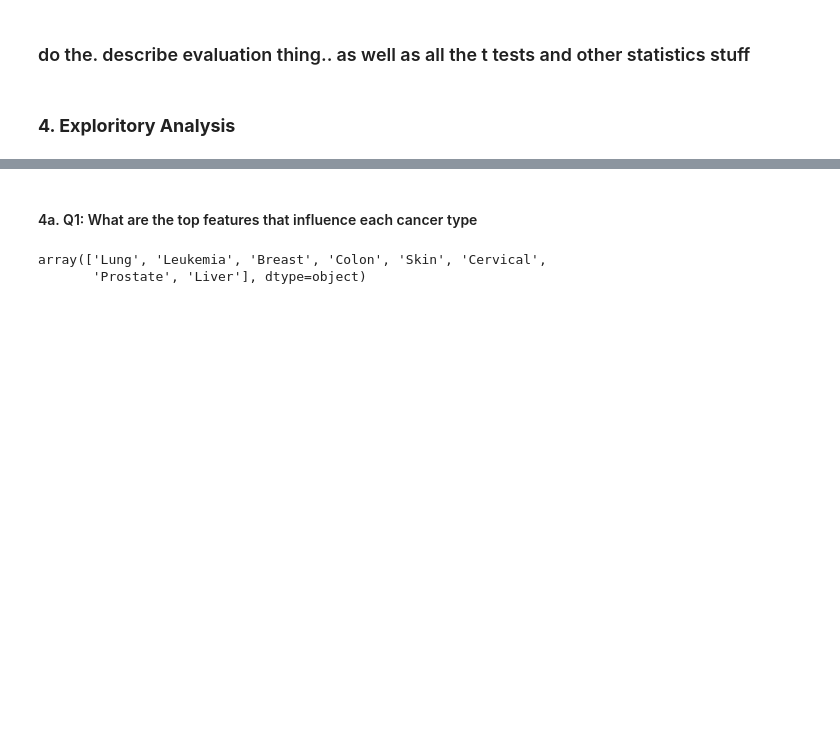
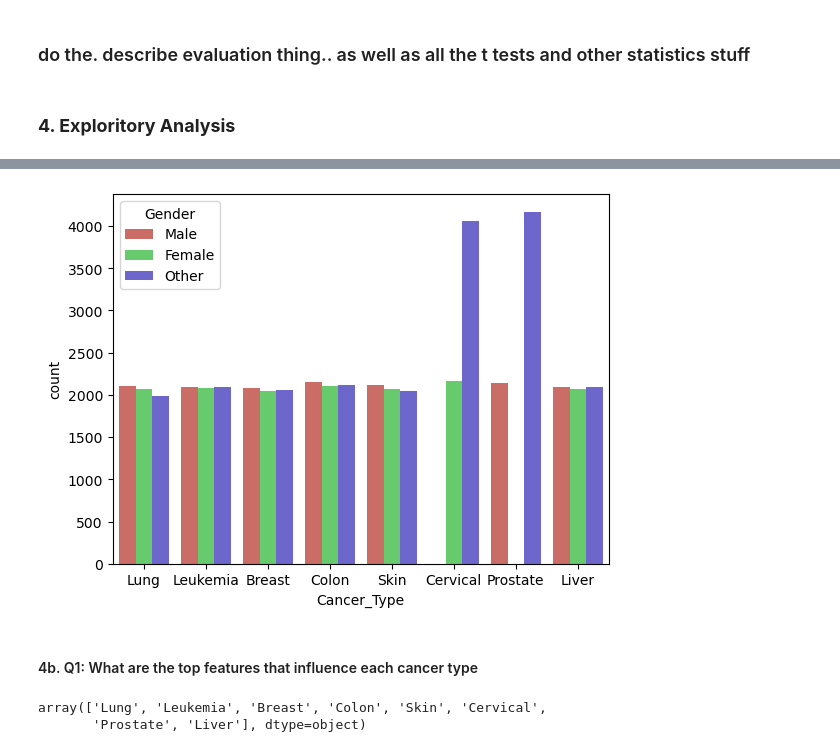
Before and after one commit to BhavitaL/Global-Cancer-Patients-Analysis, a Jupyter notebook: Global Cancer Patients analysis EDA.ipynb, the cells around one changed output, grey strips where cells are left out. Drawn from its saved outputs; the diff is of its cells as text; code cells hidden in the pictures; blank space fills up the shorter version.

```diff
--- a/Global Cancer Patients analysis EDA.ipynb
+++ b/Global Cancer Patients analysis EDA.ipynb
@@ -130,5 +137,14 @@ df_clean.head()
+# %%
+df_clean.loc[(df_clean['Cancer_Type'] == 'Cervical') & (df_clean['Gender'] == 'Male'),
+    'Gender'] = 'Other'
+df_clean.loc[(df_clean['Cancer_Type'] == 'Prostate') & (df_clean['Gender'] == 'Female'),
+    'Gender'] = 'Other'
+sns.countplot(df_clean, x="Cancer_Type", hue="Gender",palette='hls')
+plt.show()
+# %% [output]
+[figure, added]
 # %% [markdown]
-#### 4a. Q1: What are the top features that influence each cancer type
+#### 4b. Q1: What are the top features that influence each cancer type
 # %%
 cancer_types= df_clean['Cancer_Type'].unique()
 cancer_types
```
Also changed, not shown: parts of 6 cells of this notebook.
